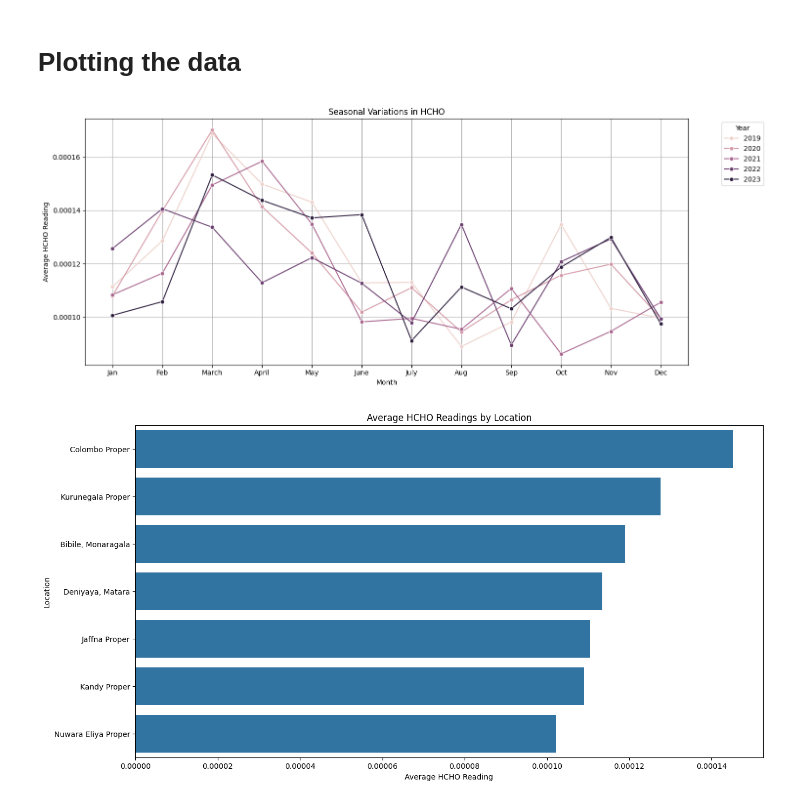
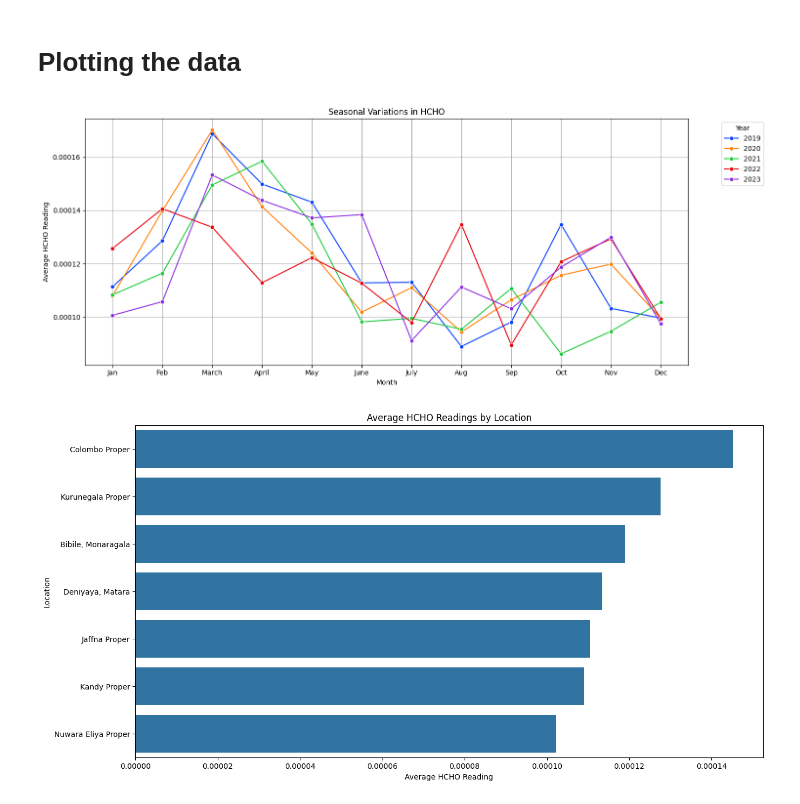
Before and after one commit to HJayashan/HCHO-Prediction, a Jupyter notebook: Data-preprocessing.ipynb, the cells around one changed output. Cells and saved outputs as stored; diff of their text form; code cells hidden in the pictures.

```diff
--- a/Data-preprocessing.ipynb
+++ b/Data-preprocessing.ipynb
@@ -588,17 +607,18 @@ monthly_mean_hcho = pandas_df.groupby(['Year', 'Month'])['HCHO'].mean().reset_in
 # %%
 # Plotting seasonal variations
 plt.figure(figsize=(15, 6))
-sns.lineplot(x="Month", y="HCHO", hue="Year", data=monthly_mean_hcho, marker='o')
+palette = sns.color_palette("bright")
+sns.lineplot(x="Month", y="HCHO", hue="Year", data=monthly_mean_hcho, marker='o', palette=palette)
 plt.title('Seasonal Variations in HCHO')
 plt.xlabel('Month')
 plt.ylabel('Average HCHO Reading')
 plt.xticks(range(1,13), ['Jan','Feb','March','April','May','June','July','Aug','Sep','Oct','Nov','Dec'])
 plt.legend(title='Year', bbox_to_anchor=(1.05, 1), loc='upper left')
 plt.grid(True)
 plt.tight_layout()
 plt.show()
 # %% [output]
-[figure, old version]
+[figure, new version]
 # %%
 # Grouping the data by location and aggregating HCHO readings
 city_data = pandas_df.groupby('Location')['HCHO'].mean().sort_values(ascending=False).reset_index()
```
Also changed, not shown: parts of 5 cells of this notebook, 1 other file.
